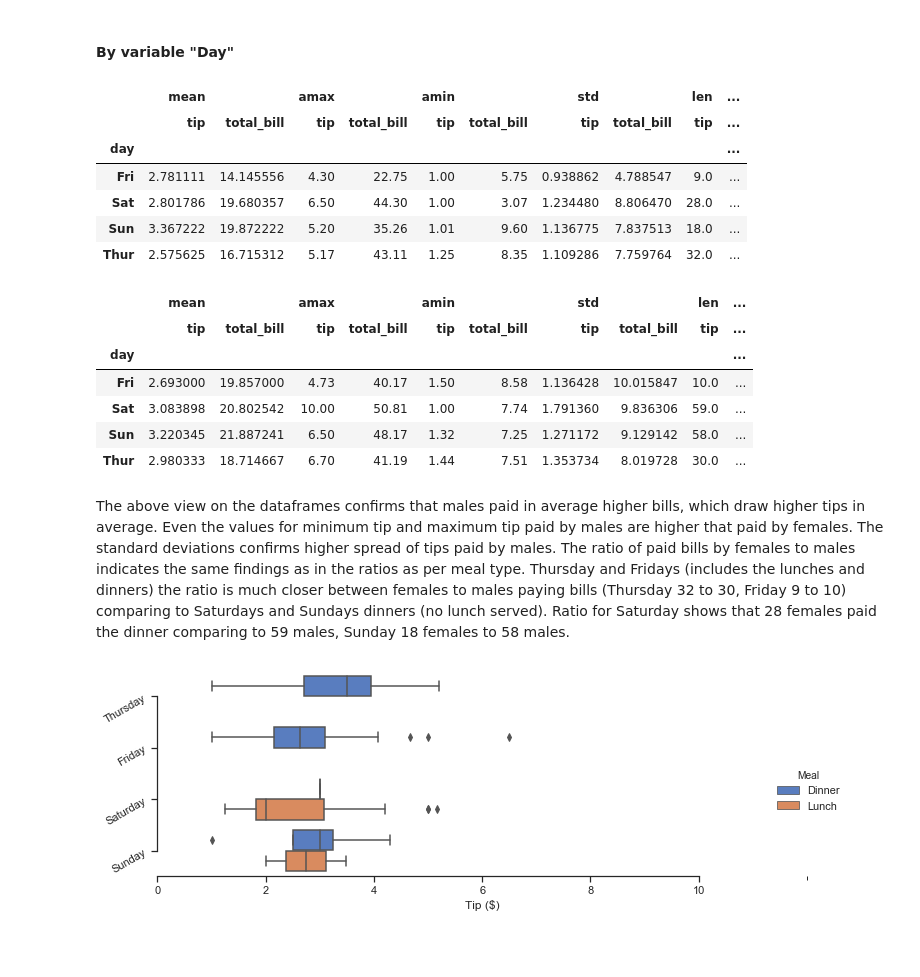
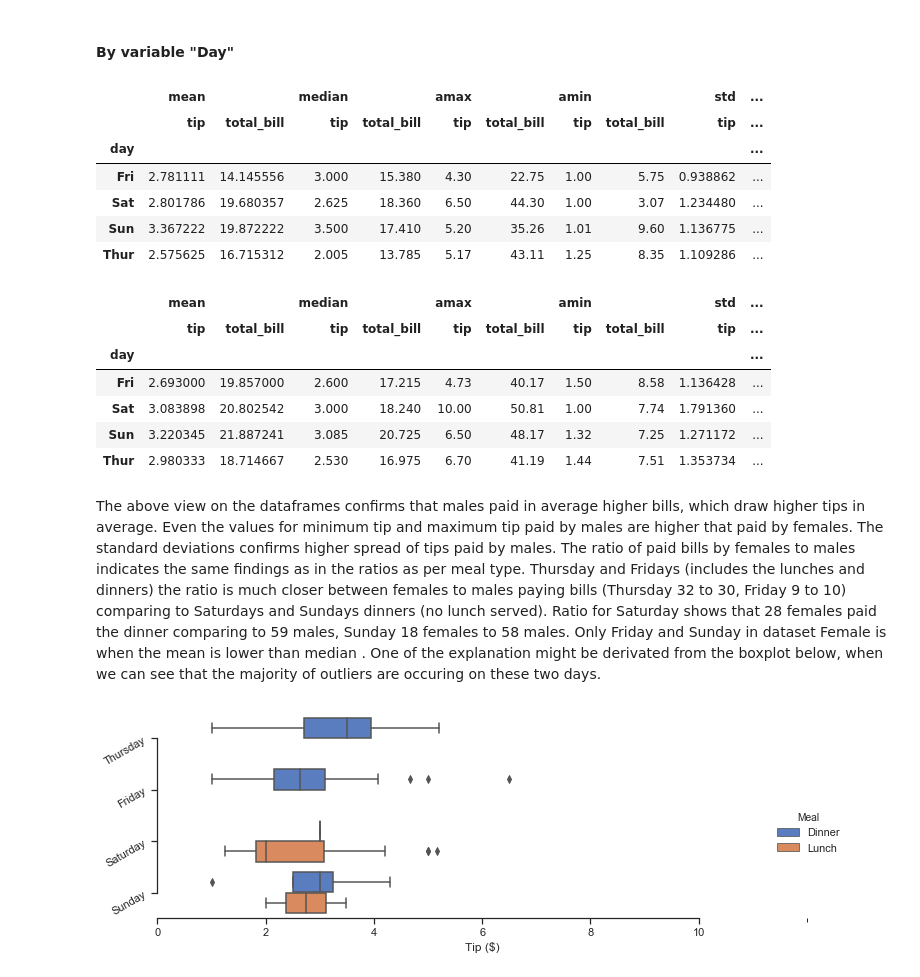
Before and after one commit to Crkonova76/Fundamentals-of-Data-Analysis_Assessment-2019, a Jupyter notebook: Tips_dataset.ipynb, the cells around one changed output. Saved outputs shown, nothing was run; the diff lists cells and outputs as text; code cells hidden in the pictures; blank space fills up the shorter version.

```diff
--- a/Tips_dataset.ipynb
+++ b/Tips_dataset.ipynb
@@ -760,27 +801,27 @@ The plots above ilustrate the relatioanships of total bill paid with tips paid.
 # %% [markdown]
 #### By variable "Day"
 # %%
-pd.pivot_table(Female,index=["day"],values=["tip","total_bill"],aggfunc=[np.mean, np.max, np.min, np.std, len])
+pd.pivot_table(Female,index=["day"],values=["tip","total_bill"],aggfunc=[np.mean,np.median, np.max, np.min, np.std, len])
 # %% [output]
-|  | mean |  | amax |  | amin |  | std |  | len | ... |
+|  | mean |  | median |  | amax |  | amin |  | std | ... |
 |  | tip | total_bill | tip | total_bill | tip | total_bill | tip | total_bill | tip | ... |
 | day |  |  |  |  |  |  |  |  |  | ... |
-| Fri | 2.781111 | 14.145556 | 4.30 | 22.75 | 1.00 | 5.75 | 0.938862 | 4.788547 | 9.0 | ... |
-| Sat | 2.801786 | 19.680357 | 6.50 | 44.30 | 1.00 | 3.07 | 1.234480 | 8.806470 | 28.0 | ... |
-| Sun | 3.367222 | 19.872222 | 5.20 | 35.26 | 1.01 | 9.60 | 1.136775 | 7.837513 | 18.0 | ... |
-| Thur | 2.575625 | 16.715312 | 5.17 | 43.11 | 1.25 | 8.35 | 1.109286 | 7.759764 | 32.0 | ... |
+| Fri | 2.781111 | 14.145556 | 3.000 | 15.380 | 4.30 | 22.75 | 1.00 | 5.75 | 0.938862 | ... |
+| Sat | 2.801786 | 19.680357 | 2.625 | 18.360 | 6.50 | 44.30 | 1.00 | 3.07 | 1.234480 | ... |
+| Sun | 3.367222 | 19.872222 | 3.500 | 17.410 | 5.20 | 35.26 | 1.01 | 9.60 | 1.136775 | ... |
+| Thur | 2.575625 | 16.715312 | 2.005 | 13.785 | 5.17 | 43.11 | 1.25 | 8.35 | 1.109286 | ... |
 # %%
-pd.pivot_table(Male,index=["day"],values=["tip","total_bill"],aggfunc=[np.mean, np.max, np.min, np.std, len])
+pd.pivot_table(Male,index=["day"],values=["tip","total_bill"],aggfunc=[np.mean,np.median, np.max, np.min, np.std, len])
 # %% [output]
-|  | mean |  | amax |  | amin |  | std |  | len | ... |
+|  | mean |  | median |  | amax |  | amin |  | std | ... |
 |  | tip | total_bill | tip | total_bill | tip | total_bill | tip | total_bill | tip | ... |
 | day |  |  |  |  |  |  |  |  |  | ... |
-| Fri | 2.693000 | 19.857000 | 4.73 | 40.17 | 1.50 | 8.58 | 1.136428 | 10.015847 | 10.0 | ... |
-| Sat | 3.083898 | 20.802542 | 10.00 | 50.81 | 1.00 | 7.74 | 1.791360 | 9.836306 | 59.0 | ... |
-| Sun | 3.220345 | 21.887241 | 6.50 | 48.17 | 1.32 | 7.25 | 1.271172 | 9.129142 | 58.0 | ... |
-| Thur | 2.980333 | 18.714667 | 6.70 | 41.19 | 1.44 | 7.51 | 1.353734 | 8.019728 | 30.0 | ... |
+| Fri | 2.693000 | 19.857000 | 2.600 | 17.215 | 4.73 | 40.17 | 1.50 | 8.58 | 1.136428 | ... |
+| Sat | 3.083898 | 20.802542 | 3.000 | 18.240 | 10.00 | 50.81 | 1.00 | 7.74 | 1.791360 | ... |
+| Sun | 3.220345 | 21.887241 | 3.085 | 20.725 | 6.50 | 48.17 | 1.32 | 7.25 | 1.271172 | ... |
+| Thur | 2.980333 | 18.714667 | 2.530 | 16.975 | 6.70 | 41.19 | 1.44 | 7.51 | 1.353734 | ... |
 # %% [markdown]
-The above view on the dataframes confirms that males paid in average higher bills, which draw higher tips in average. Even the values for minimum tip and maximum tip paid by males are higher that paid by females. The standard deviations confirms higher spread of tips paid by males. The ratio of paid bills by females to males indicates the same findings as in the ratios as per meal type. Thursday and Fridays (includes the lunches and dinners) the ratio is much closer between females to males paying bills (Thursday 32 to 30, Friday 9 to 10) comparing to Saturdays and Sundays dinners (no lunch served). Ratio for Saturday shows that 28 females paid the dinner comparing to 59 males, Sunday 18 females to 58 males.
+The above view on the dataframes confirms that males paid in average higher bills, which draw higher tips in average. Even the values for minimum tip and maximum tip paid by males are higher that paid by females. The standard deviations confirms higher spread of tips paid by males. The ratio of paid bills by females to males indicates the same findings as in the ratios as per meal type. Thursday and Fridays (includes the lunches and dinners) the ratio is much closer between females to males paying bills (Thursday 32 to 30, Friday 9 to 10) comparing to Saturdays and Sundays dinners (no lunch served). Ratio for Saturday shows that 28 females paid the dinner comparing to 59 males, Sunday 18 females to 58 males. Only Friday and Sunday in dataset Female is when the mean is lower than median . One of the explanation might be derivated from the boxplot below, when we can see that the majority of outliers are occuring on these two days.
 # %%
 g = sns.catplot(x="tip", y="day", hue="time",
                 height=4.5, aspect=4.5,
```
Also changed, not shown: parts of 25 cells of this notebook, 1 other file.
